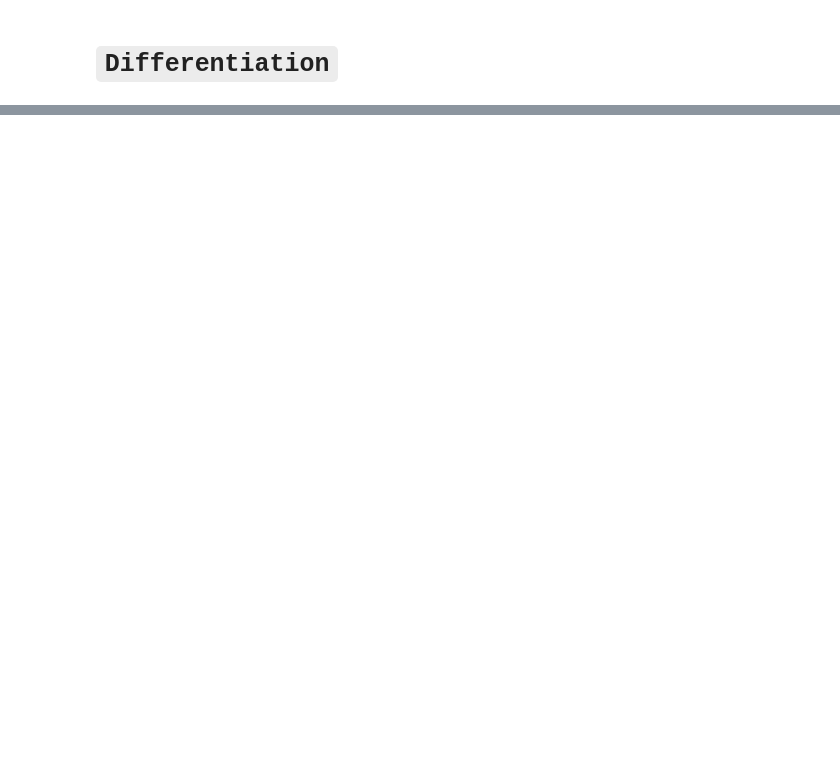
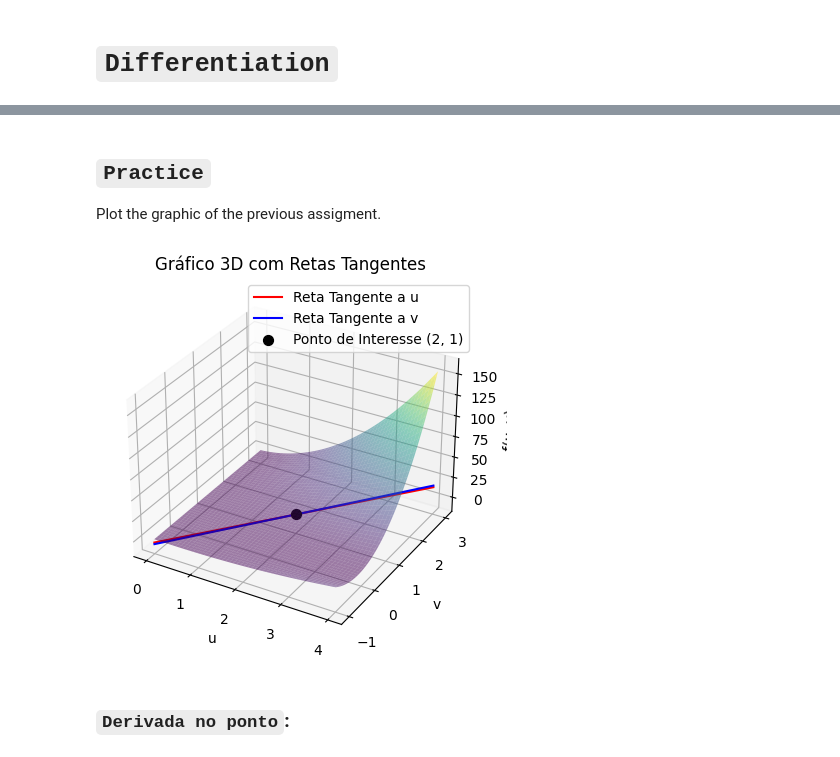
Before and after one commit to tauantorres/deep-neural-networks-with-pytorch, a Jupyter notebook: semana-1-pt-3.ipynb, the cells around one changed output, grey strips where cells are left out. Drawn from its saved outputs; the diff is of its cells as text; code cells hidden in the pictures; blank space fills up the shorter version.

```diff
--- a/semana-1-pt-3.ipynb
+++ b/semana-1-pt-3.ipynb
@@ -28,0 +55,62 @@ The dervative at x = 2:  tensor(4.)
+# %% [markdown]
+## `Practice`
+
+Plot the graphic of the previous assigment.
+# %%
+import torch
+import numpy as np
+import matplotlib.pyplot as plt
+from mpl_toolkits.mplot3d import Axes3D
+
+# Ponto de interesse
+u_value = 2.0
+v_value = 1.0
+
+# Definindo a função
+def f(u, v):
+    return u * v + (u * v) ** 2
+
+# Preparando os dados para o gráfico
+u_range = np.linspace(u_value - 2, u_value + 2, 100)
+v_range = np.linspace(v_value - 2, v_value + 2, 100)
+U, V = np.meshgrid(u_range, v_range)
+F = f(U, V)
+
+# Calculando as derivadas parciais
+u_grad = 1 + 2 * u_value * v_value
+v_grad = u_value + 2 * u_value * v_value
+
+# Equação da reta tangente em relação a 'u'
+def tangent_u(u, v, u_value, v_value):
+    return u_grad * (u - u_value) + v_grad * (v - v_value) + f(u_value, v_value)
+
+# Equação da reta tangente em relação a 'v'
+def tangent_v(u, v, u_value, v_value):
+    return u_grad * (u - u_value) + v_grad * (v - v_value) + f(u_value, v_value)
+
+# Configurar o gráfico 3D
+fig = plt.figure()
+ax = fig.add_subplot(111, projection='3d')
+
+# Plotar a superfície da função
+ax.plot_surface(U, V, F, cmap='viridis', alpha=0.5)
+
+# Plotar as retas tangentes
+ax.plot(u_range, v_range, tangent_u(u_range, v_value, u_value, v_value), color='red', label='Reta Tangente a u')
+ax.plot(u_range, v_range, tangent_v(u_value, v_range, u_value, v_value), color='blue', label='Reta Tangente a v')
+
+# Plotar o ponto de interesse
+ax.scatter(u_value, v_value, f(u_value, v_value), color='black', s=50, label='Ponto de Interesse (2, 1)')
+
+# Configurar rótulos e legendas
+ax.set_xlabel('u')
+ax.set_ylabel('v')
+ax.set_zlabel('f(u, v)')
+ax.set_title('Gráfico 3D com Retas Tangentes')
+ax.legend()
+
+plt.show()
+# %% [output]
+[figure, added]
+# %% [markdown]
+### `Derivada no ponto`:
```
Also changed, not shown: parts of 10 cells of this notebook, 1 other file.
